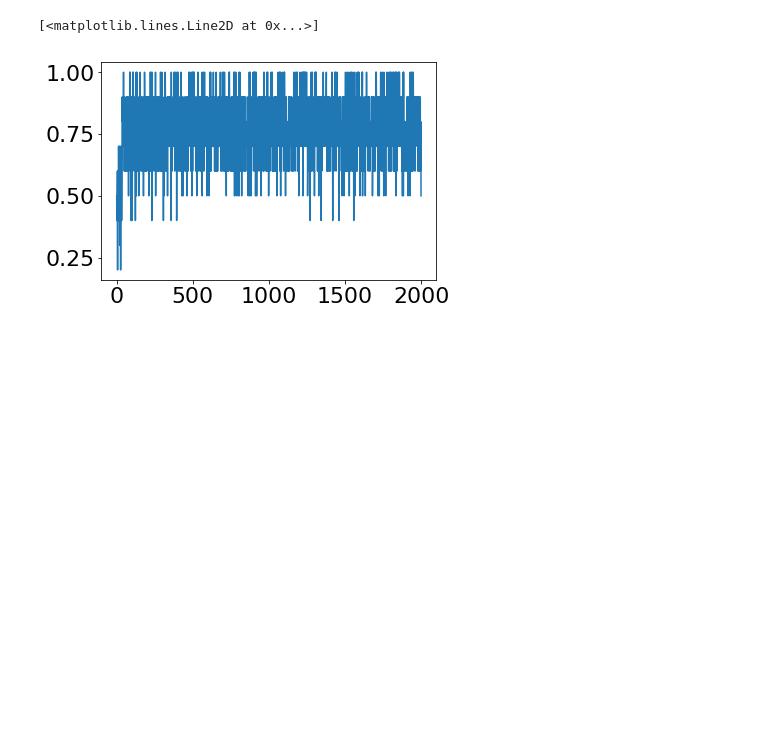
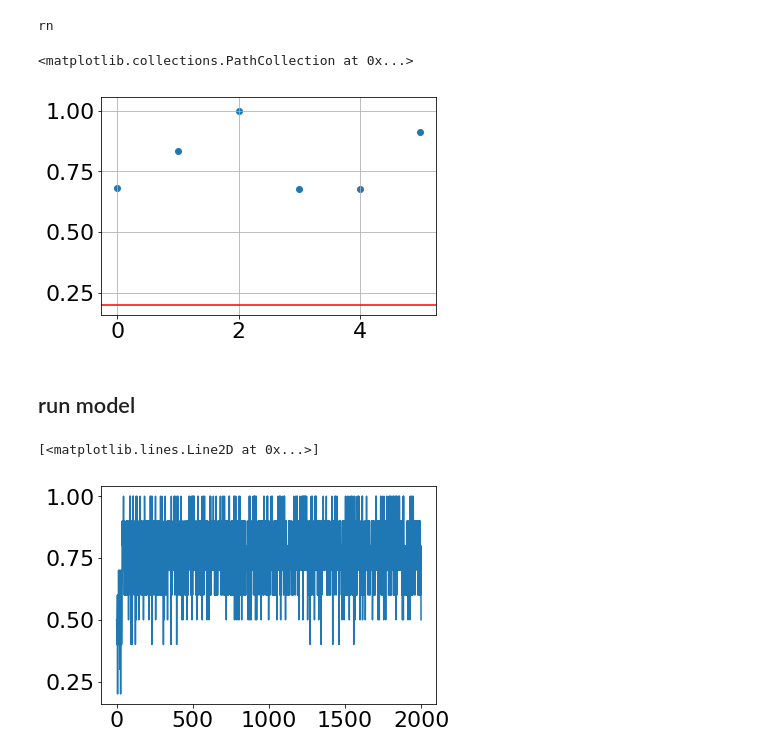
Before and after one commit to andrebeu/nback, a Jupyter notebook: pure EM - serial recall.ipynb, the cells around one changed output. Cells and saved outputs as stored; diff of their text form; code cells hidden in the pictures; blank space fills up the shorter version.

```diff
--- a/pure EM - serial recall.ipynb
+++ b/pure EM - serial recall.ipynb
@@ -30 +150,7 @@ task = SerialRecall(sedim=2,cedim=2)
+# %%
+sedim = 5
+task = SerialRecallTask(sedim)
+indim = 2*sedim
+stsize = 20
+net = PureEM(indim,stsize)
 # %%
@@ -48,3 +171,23 @@ plt.savefig('figures/serial_recall/sample_cdrift-stim_cumsum')
+# %%
+setsize = 6
+# temp = 1/(setsize-1)
+C,S,Y = task.gen_ep_data(setsize)
+# C = np.concatenate([C,S],-1)
+x_t = np.array(C[2])
+# x_t = np.zeros_like(C[0])
+C = np.array(C)
+sim = 1-pairwise_distances([x_t],C,metric='euclidean').squeeze()
+# sim = np.exp(sim**temp)/np.exp(sim**temp).sum()
+# plt.yticks(np.arange(0,1.01,.1))
+plt.grid(True)
+plt.axhline(1/(setsize-1),c='r')
+plt.scatter(range(len(sim)),sim)
+# %% [output]
+rn
+<matplotlib.collections.PathCollection at 0x...>
+[figure, added]
+# %% [markdown]
+## run model
 # %%
 def run_model(net,gen_data_fn,neps,training=False,verb=False):
   """ gen_data_fn: callable that generates a trial of data (embedded)
```
Also changed, not shown: parts of 35 cells of this notebook, 3 other files.
